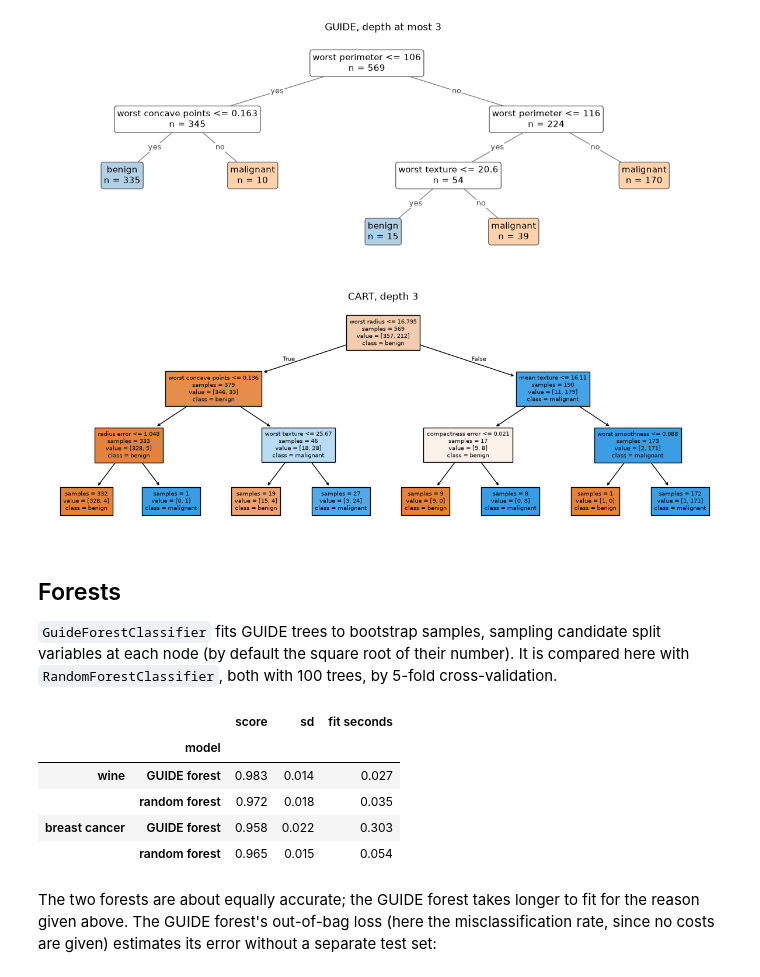
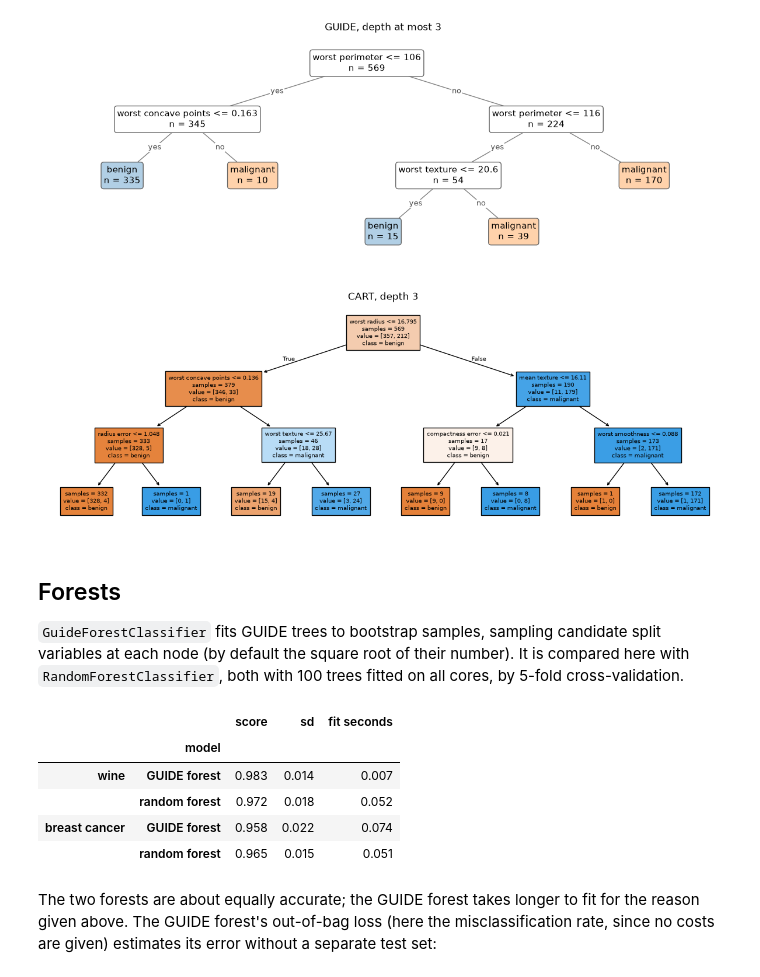
Before and after one commit to bgreenwell/guide-rs, a Jupyter notebook: python/examples/classification.ipynb, the cells around one changed output. Saved outputs shown, nothing was run; the diff lists cells and outputs as text; code cells hidden in the pictures.

```diff
--- a/python/examples/classification.ipynb
+++ b/python/examples/classification.ipynb
@@ -135,22 +135,22 @@ plt.show()
 # %% [markdown]
 ## Forests
 
-`GuideForestClassifier` fits GUIDE trees to bootstrap samples, sampling candidate split variables at each node (by default the square root of their number). It is compared here with `RandomForestClassifier`, both with 100 trees, by 5-fold cross-validation.
+`GuideForestClassifier` fits GUIDE trees to bootstrap samples, sampling candidate split variables at each node (by default the square root of their number). It is compared here with `RandomForestClassifier`, both with 100 trees fitted on all cores, by 5-fold cross-validation.
 # %%
 forests = {
     "GUIDE forest": GuideForestClassifier(n_estimators=100),
-    "random forest": RandomForestClassifier(n_estimators=100, random_state=0),
+    "random forest": RandomForestClassifier(n_estimators=100, n_jobs=-1, random_state=0),
 }
 cv5 = StratifiedKFold(5, shuffle=True, random_state=0)
 pd.concat({name: compare(forests, *datasets[name], cv5).drop(columns="leaves")
            for name in ["wine", "breast cancer"]})
 # %% [output]
 |  |  | score | sd | fit seconds |
 |  | model |  |  |  |
-| wine | GUIDE forest | 0.983 | 0.014 | 0.027 |
-|  | random forest | 0.972 | 0.018 | 0.035 |
-| breast cancer | GUIDE forest | 0.958 | 0.022 | 0.303 |
-|  | random forest | 0.965 | 0.015 | 0.054 |
+| wine | GUIDE forest | 0.983 | 0.014 | 0.007 |
+|  | random forest | 0.972 | 0.018 | 0.052 |
+| breast cancer | GUIDE forest | 0.958 | 0.022 | 0.074 |
+|  | random forest | 0.965 | 0.015 | 0.051 |
 # %% [markdown]
 The two forests are about equally accurate; the GUIDE forest takes longer to fit for the reason given above. The GUIDE forest's out-of-bag loss (here the misclassification rate, since no costs are given) estimates its error without a separate test set:
 # %%
```
Also changed, not shown: parts of 2 cells of this notebook, 2 other files.
